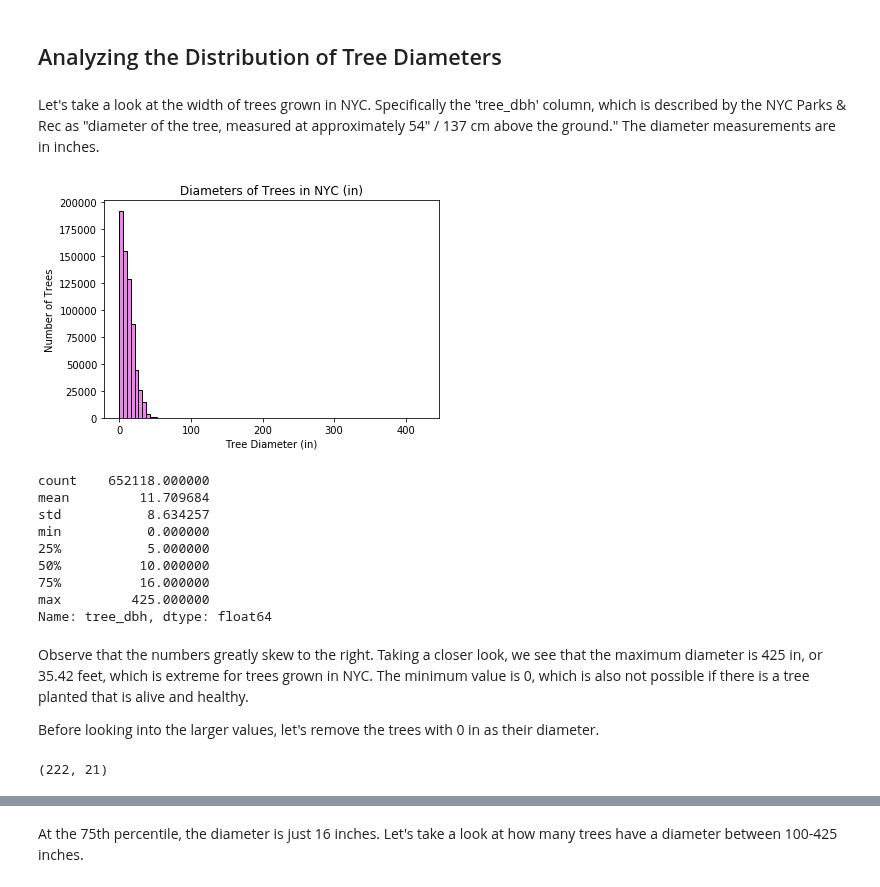
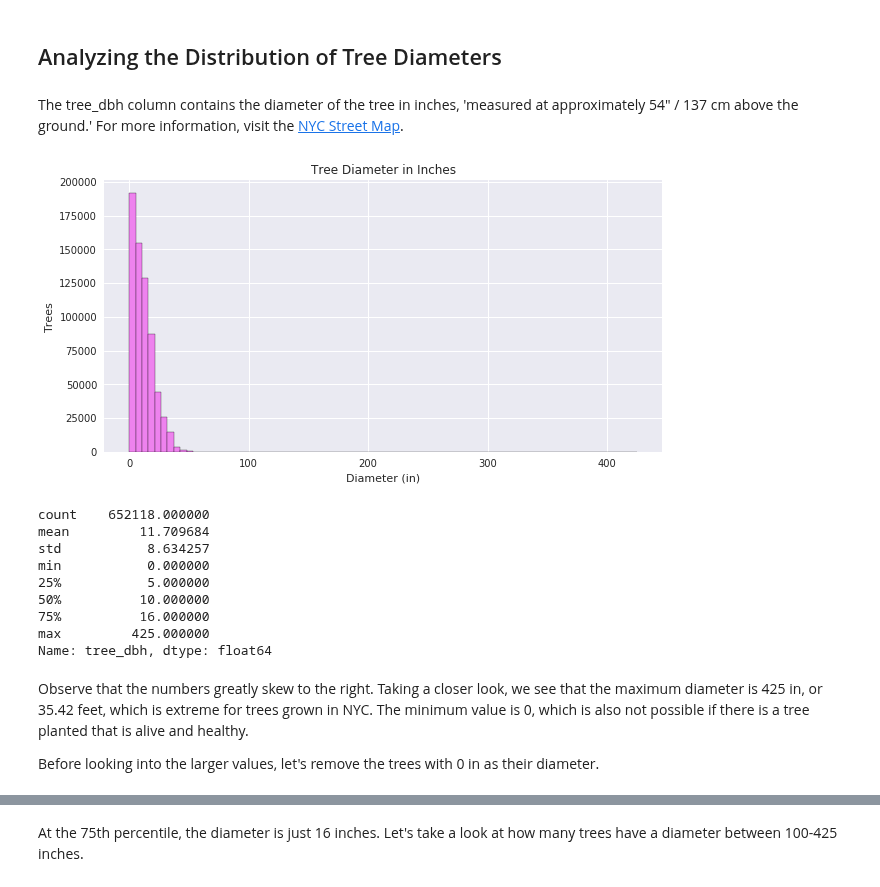
Before and after one commit to annasophiat/tree-health-census, a Jupyter notebook: tree_census_data_wrangling.ipynb, the cells around one changed output, grey strips where cells are left out. Cells and saved outputs as stored; diff of their text form; code cells hidden in the pictures.

```diff
--- a/tree_census_data_wrangling.ipynb
+++ b/tree_census_data_wrangling.ipynb
@@ -8,4 +8,6 @@ import numpy as np
 from numpy.random import seed
 import matplotlib.pyplot as plt
 import seaborn as sns
+
+sns.set(style='darkgrid')
 # %%
@@ -433,2 +411,3 @@ tree[(tree.health.isnull()) & (tree.status == 'Alive')] # missing health data an
 # %%
-tree = tree.drop(tree.index[32864]) # remove the row
+# drop row
+tree.drop(tree.index[32864], inplace=True)
@@ -464,10 +444,10 @@ dtype: int64
 The 'stump_diam' / stump diameter and 'status' columns can be removed since we are only interested in working with trees that are alive.
 # %%
 # removing the column 'stump_diam' since all trees that are 'Alive' have a diameter of 0
-tree.drop('stump_diam', axis='columns', inplace=True)
+tree.drop(columns='stump_diam', inplace=True)
 # %%
 # remove the 'status' column too since all trees are 'Alive'
-tree.drop('status', axis='columns', inplace=True)
+tree.drop(columns='status', inplace=True)
 # %%
 # check for null values again
 tree.isnull().sum()
@@ -539,33 +512,32 @@ To recap, we've narrowed down our data to specific columns that help us in our a
 # %% [markdown]
 ## Analyzing the Distribution of Tree Diameters
-# %% [markdown]
-Let's take a look at the width of trees grown in NYC. Specifically the 'tree_dbh' column, which is described by the NYC Parks & Rec as "diameter of the tree, measured at approximately 54" / 137 cm above the ground." The diameter measurements are in inches.
+# %% [markdown]
+The tree_dbh column contains the diameter of the tree in inches, 'measured at approximately 54" / 137 cm above the ground.' For more information, visit the [NYC Street Map](https://tree-map.nycgovparks.org/tree-map).
 # %%
-# plotting the distribution of tree diameters
-tree['tree_dbh'].plot(kind='hist', bins=80, color='violet', edgecolor='black')
-plt.title('Diameters of Trees in NYC (in)')
-plt.xlabel('Tree Diameter (in)')
-plt.ylabel('Number of Trees')
+# distribution plot
+plt.figure(figsize=(10, 5))
+
+tree.tree_dbh.plot(kind='hist', bins=80, color='violet', edgecolor='black')
+plt.title('Tree Diameter in Inches')
+plt.xlabel('Diameter (in)')
+plt.ylabel('Trees')
 plt.show()
 # %% [output]
-[figure, old version]
+[figure, new version]
-# %%
-tree['tree_dbh'].describe()
-# %% [output]
-count    652118.000000
-mean         11.709684
-std           8.634257
-min           0.000000
-25%           5.000000
-50%          10.000000
-75%          16.000000
-max         425.000000
-Name: tree_dbh, dtype: float64
+# %%
+# view stats
+tree['tree_dbh'].describe()
+# %% [output]
+count    652118.000000
+mean         11.709684
+std           8.634257
+min           0.000000
+25%           5.000000
+50%          10.000000
+75%          16.000000
+max         425.000000
+Name: tree_dbh, dtype: float64
 # %% [markdown]
 Observe that the numbers greatly skew to the right. Taking a closer look, we see that the maximum diameter is 425 in, or 35.42 feet, which is extreme for trees grown in NYC. The minimum value is 0, which is also not possible if there is a tree planted that is alive and healthy.
 
 Before looking into the larger values, let's remove the trees with 0 in as their diameter.
-# %%
-tree[tree.tree_dbh == 0].shape # locate how many trees have a diameter of 0
-# %% [output]
-(222, 21)
```
Also changed, not shown: parts of 42 cells of this notebook.
